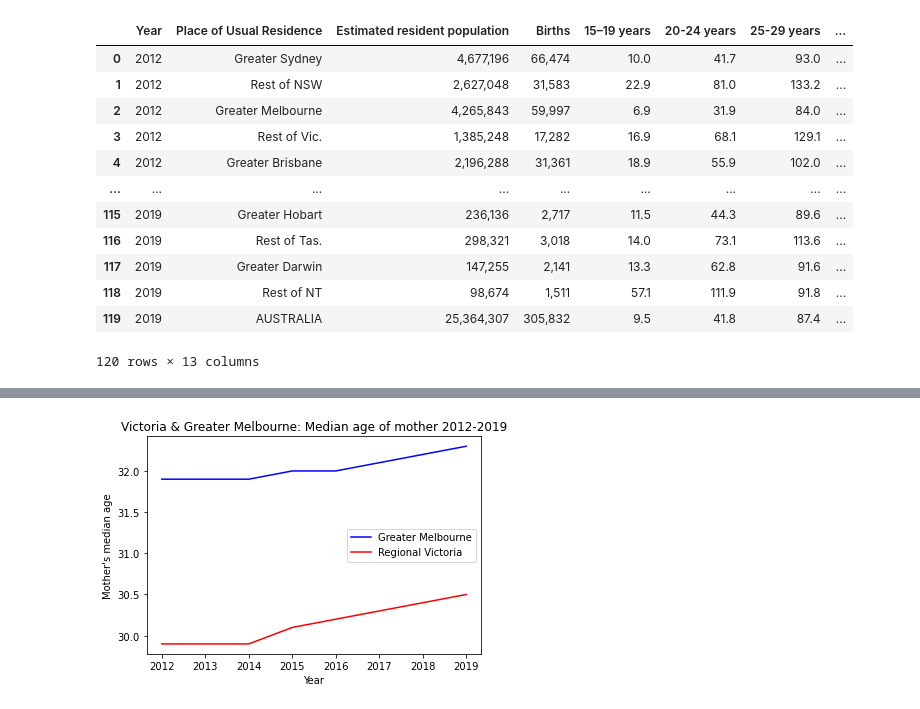
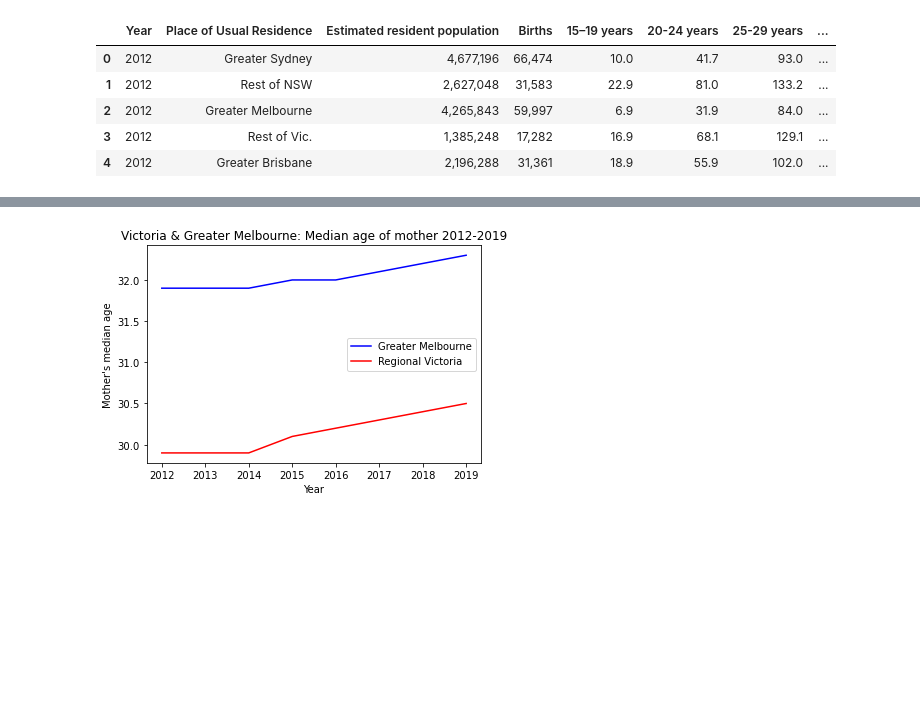
Before and after one commit to NathanJPotter/Team-Project-1, a Jupyter notebook: Project 1 - Amber.ipynb, the cells around one changed output, grey strips where cells are left out. Saved outputs shown, nothing was run; the diff lists cells and outputs as text; code cells hidden in the pictures; blank space fills up the shorter version.

```diff
--- a/Project 1 - Amber.ipynb
+++ b/Project 1 - Amber.ipynb
@@ -6,41 +6,34 @@ import scipy.stats as st
 # %%
 # Read in csv
 birth_path = 'Resources/Database 1.xlsx - Sheet2_starter.csv'
 birth_data_df = pd.read_csv(birth_path)
 
 income_data_path = 'Resources/Median_income_(incl govt allowance).csv'
 income_data_df = pd.read_csv(income_data_path)
 
 edu_data_path = 'Resources/Edu_bachelors_level.csv'
 edu_data_df = pd.read_csv(edu_data_path)
 
 prof_data_path = 'Resources/Percent_professionals.csv'
 prof_data_df = pd.read_csv(prof_data_path)
 
 mortgage_path = 'Resources/Av mthly household mortgage.csv'
 mortgage_data_df = pd.read_csv(mortgage_path)
 
 rental_data_df = 'Resources/Av mthly rental payment.csv'
 rental_data_df = pd.read_csv(rental_data_df)
 
 christian_path = 'Resources/Christianity_percent.csv'
 christian_data = pd.read_csv(christian_path)
 
-birth_data_df
+birth_data_df.head()
 # %% [output]
 |  | Year | Place of Usual Residence | Estimated resident population | Births | 15–19 years | 20-24 years | 25-29 years | ... |
 | 0 | 2012 | Greater Sydney | 4,677,196 | 66,474 | 10.0 | 41.7 | 93.0 | ... |
 | 1 | 2012 | Rest of NSW | 2,627,048 | 31,583 | 22.9 | 81.0 | 133.2 | ... |
 | 2 | 2012 | Greater Melbourne | 4,265,843 | 59,997 | 6.9 | 31.9 | 84.0 | ... |
 | 3 | 2012 | Rest of Vic. | 1,385,248 | 17,282 | 16.9 | 68.1 | 129.1 | ... |
 | 4 | 2012 | Greater Brisbane | 2,196,288 | 31,361 | 18.9 | 55.9 | 102.0 | ... |
-| ... | ... | ... | ... | ... | ... | ... | ... | ... |
-| 115 | 2019 | Greater Hobart | 236,136 | 2,717 | 11.5 | 44.3 | 89.6 | ... |
-| 116 | 2019 | Rest of Tas. | 298,321 | 3,018 | 14.0 | 73.1 | 113.6 | ... |
-| 117 | 2019 | Greater Darwin | 147,255 | 2,141 | 13.3 | 62.8 | 91.6 | ... |
-| 118 | 2019 | Rest of NT | 98,674 | 1,511 | 57.1 | 111.9 | 91.8 | ... |
-| 119 | 2019 | AUSTRALIA | 25,364,307 | 305,832 | 9.5 | 41.8 | 87.4 | ... |
-120 rows × 13 columns
 # %%
 # birth_data_2012_df = birth_data_df.loc[birth_data_df['Year'] == 2015]
 # birth_data_2012_df
```
Also changed, not shown: parts of 19 cells of this notebook, 9 other files.
